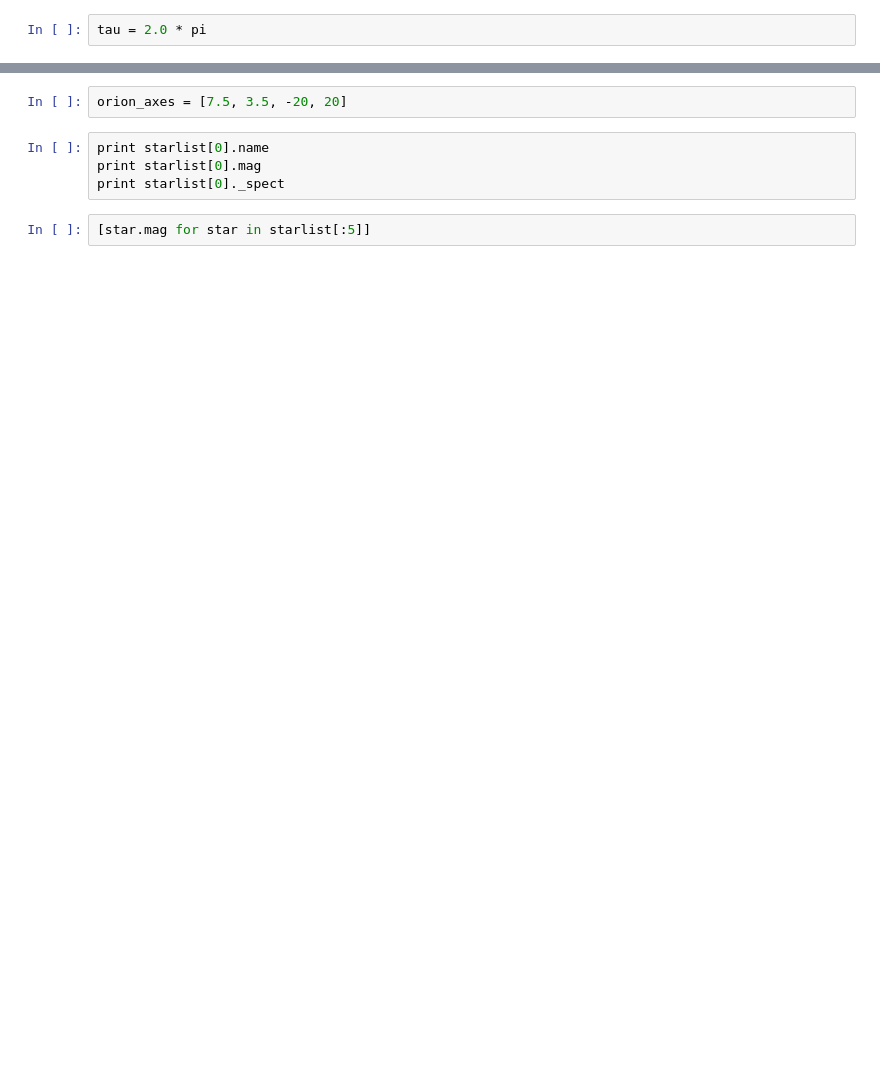
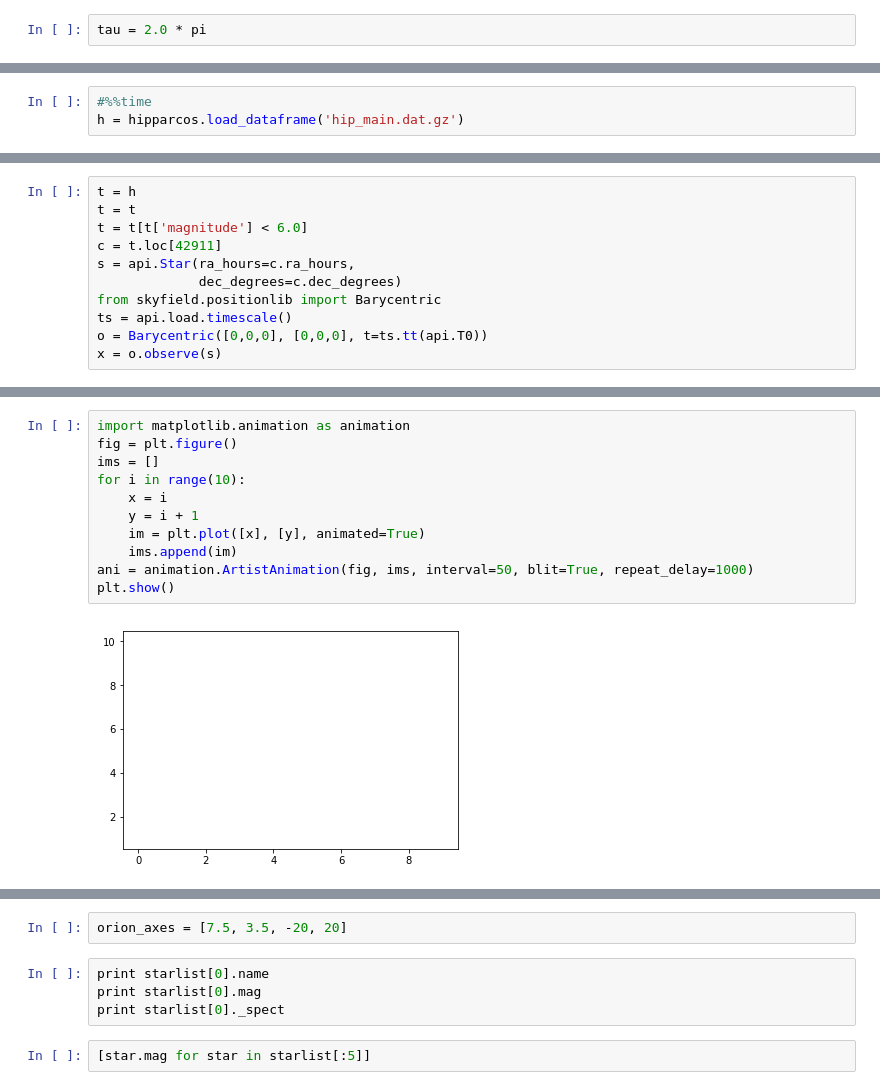
Before and after one commit to skyfielders/astronomy-notebooks, a Jupyter notebook: Stars.ipynb, the cells around one changed output, grey strips where cells are left out. Cells and saved outputs as stored; diff of their text form; blank space fills up the shorter version.

Commit message:
Work my way up to almost being ready to animate

```diff
--- a/Stars.ipynb
+++ b/Stars.ipynb
@@ -4,0 +117,3 @@ tau = 2.0 * pi
+# %%
+#%%time
+h = hipparcos.load_dataframe('hip_main.dat.gz')
@@ -4,0 +134,11 @@ tau = 2.0 * pi
+# %%
+t = h
+t = t
+t = t[t['magnitude'] < 6.0]
+c = t.loc[42911]
+s = api.Star(ra_hours=c.ra_hours,
+             dec_degrees=c.dec_degrees)
+from skyfield.positionlib import Barycentric
+ts = api.load.timescale()
+o = Barycentric([0,0,0], [0,0,0], t=ts.tt(api.T0))
+x = o.observe(s)
@@ -24,3 +289,16 @@ gca().invert_xaxis()
+# %%
+import matplotlib.animation as animation
+fig = plt.figure()
+ims = []
+for i in range(10):
+    x = i
+    y = i + 1
+    im = plt.plot([x], [y], animated=True)
+    ims.append(im)
+ani = animation.ArtistAnimation(fig, ims, interval=50, blit=True, repeat_delay=1000)
+plt.show()
+# %% [output]
+[figure, added]
 # %%
 scatter(ra_list, dec_list)
 axis([7.5, 3.5, -20, 20])
```
Also changed, not shown: parts of 71 cells of this notebook.
